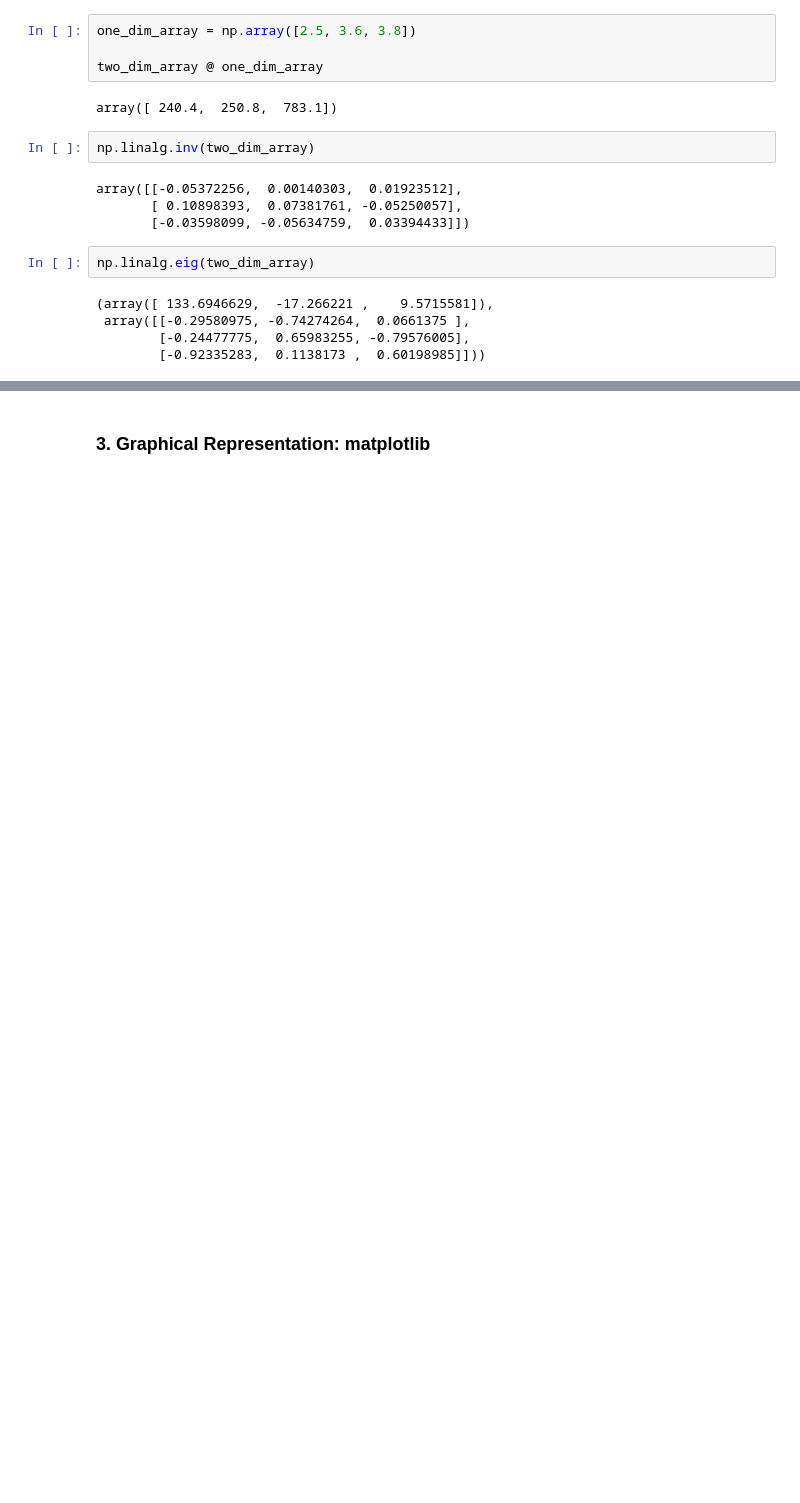
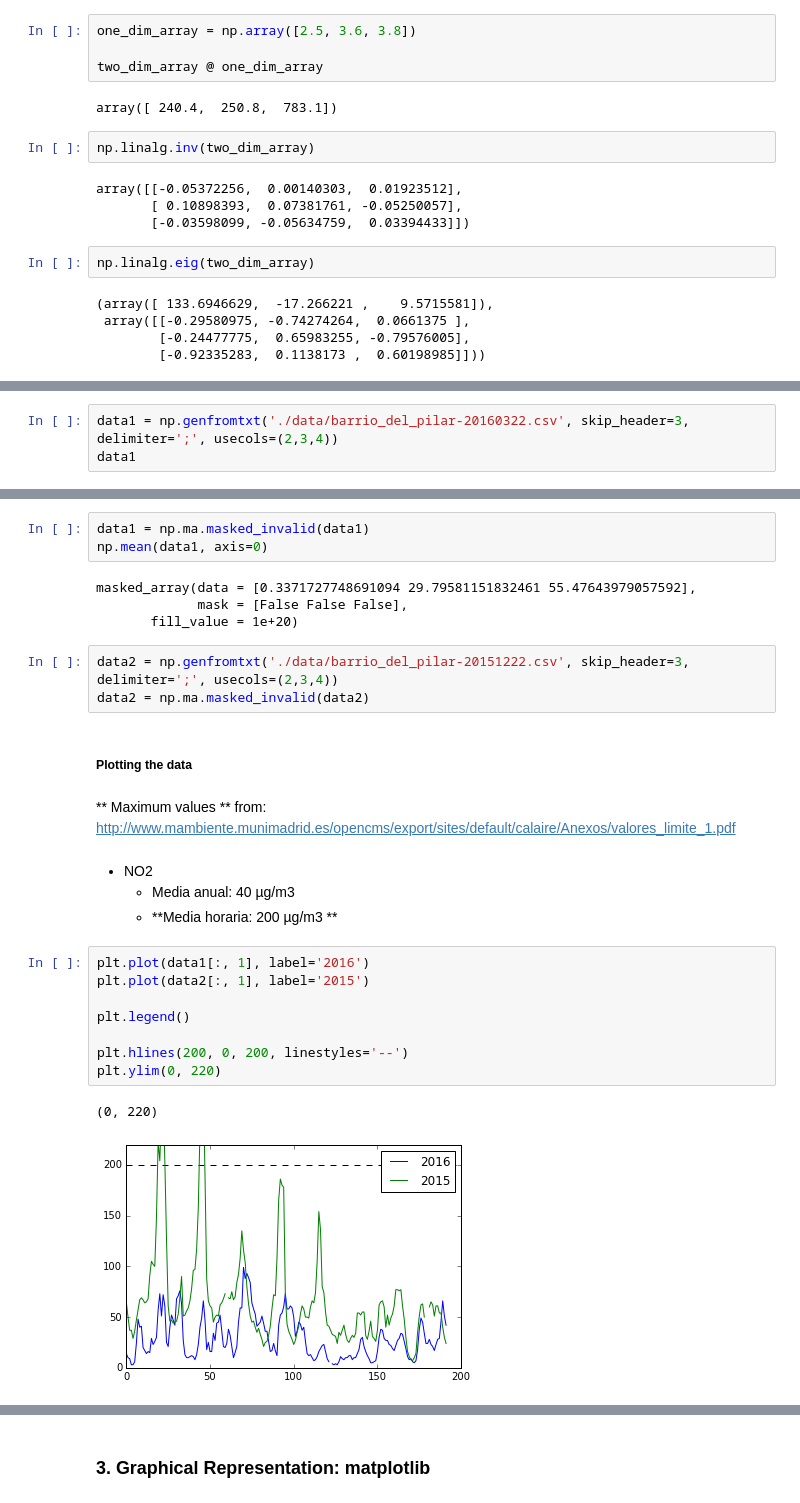
Before and after one commit to AeroPython/basic-python-packages-for-science, a Jupyter notebook: Basic Python Packages for Science.ipynb, the cells around one changed output, grey strips where cells are left out. Saved outputs shown, nothing was run; the diff lists cells and outputs as text; blank space fills up the shorter version.

Commit message:
Analysing air quality data for Madrid

```diff
--- a/Basic Python Packages for Science.ipynb
+++ b/Basic Python Packages for Science.ipynb
@@ -198,0 +245,3 @@ np.linalg.eig(two_dim_array)
+# %%
+data1 = np.genfromtxt('./data/barrio_del_pilar-20160322.csv', skip_header=3, delimiter=';', usecols=(2,3,4))
+data1
@@ -198,0 +276,29 @@ np.linalg.eig(two_dim_array)
+# %%
+data1 = np.ma.masked_invalid(data1)
+np.mean(data1, axis=0)
+# %% [output]
+masked_array(data = [0.3371727748691094 29.79581151832461 55.47643979057592],
+             mask = [False False False],
+       fill_value = 1e+20)
+# %%
+data2 = np.genfromtxt('./data/barrio_del_pilar-20151222.csv', skip_header=3, delimiter=';', usecols=(2,3,4))
+data2 = np.ma.masked_invalid(data2)
+# %% [markdown]
+##### Plotting the data
+# %% [markdown]
+** Maximum values ** from: http://www.mambiente.munimadrid.es/opencms/export/sites/default/calaire/Anexos/valores_limite_1.pdf
+# %% [markdown]
+* NO2
+    - Media anual: 40 µg/m3
+    - **Media horaria: 200 µg/m3 **
+# %%
+plt.plot(data1[:, 1], label='2016')
+plt.plot(data2[:, 1], label='2015')
+
+plt.legend()
+
+plt.hlines(200, 0, 200, linestyles='--')
+plt.ylim(0, 220)
+# %% [output]
+(0, 220)
+[figure, added]
```
Also changed, not shown: parts of 26 cells of this notebook, 2 other files.
